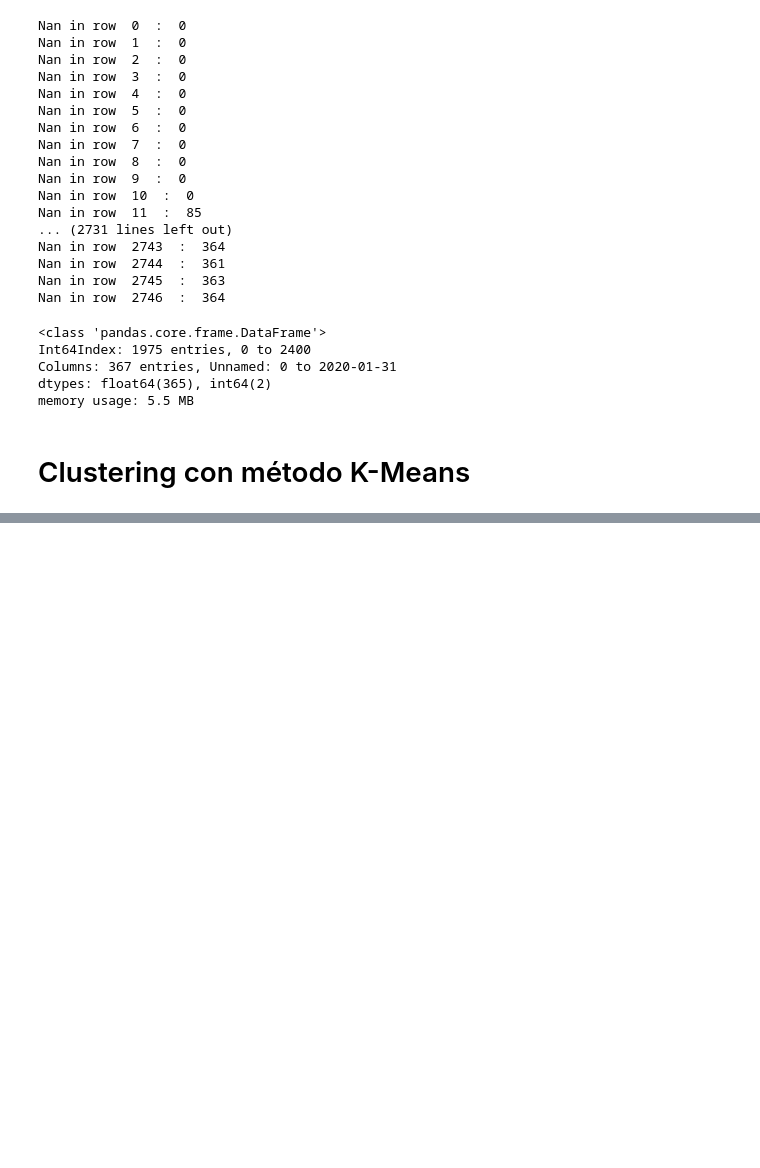
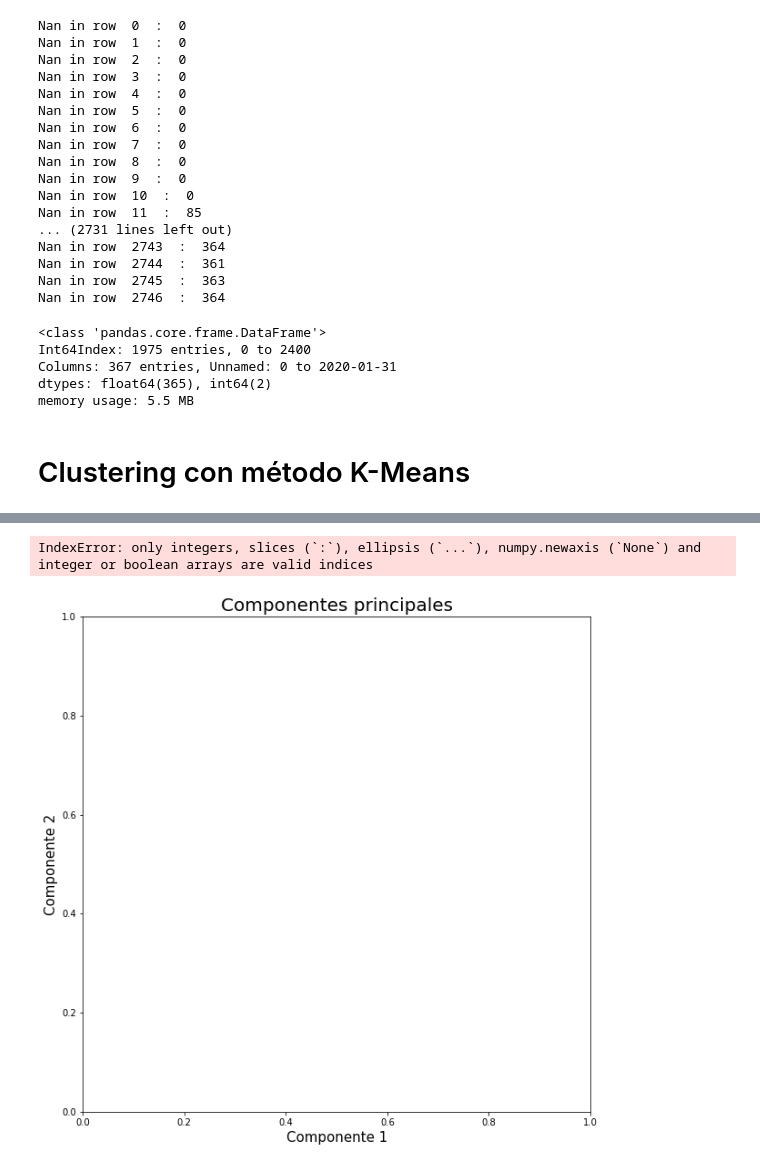
Before and after one commit to sgavela/water_footprint, a Jupyter notebook: statistical_analysis/cluster.ipynb, the cells around one changed output, grey strips where cells are left out. Drawn from its saved outputs; the diff is of its cells as text; code cells hidden in the pictures; blank space fills up the shorter version.

```diff
--- a/statistical_analysis/cluster.ipynb
+++ b/statistical_analysis/cluster.ipynb
@@ -71,0 +120,3 @@ df_nanless.head(10)
+# %%
+df_nanless['KMeans_cluster'] = cluster.labels_
+df_nanless
@@ -71,0 +153,9 @@ df_nanless.head(10)
+# %%
+from sklearn.decomposition import PCA
+
+pca = PCA(n_components = 2) #2 dimensiones para la visualización gráfica, las 2 componentes con más peso
+pca_cluster = pca.fit_transform(df_nanless_norm)
+pca_cluster_df = pd.DataFrame(data = pca_cluster, columns = ['Componente_1', 'Componente_2'])
+pca_nombres_cluster = pd.concat([pca_cluster_df, df_nanless['KMeans_cluster']], axis = 1)
+
+pca_nombres_cluster
@@ -71,0 +176,13 @@ df_nanless.head(10)
+# %%
+fig = plt.figure(figsize = (10, 10))
+
+ax = fig.add_subplot(1, 1, 1)
+ax.set_xlabel("Componente 1", fontsize = 15)
+ax.set_ylabel("Componente 2", fontsize = 15)
+ax.set_title("Componentes principales", fontsize = 20)
+
+color_theme = np.array(['blue', 'green', 'orange', 'yellow'])
+ax.scatter(x = pca_nombres_cluster.Componente_1, y = pca_nombres_cluster.Componente_2, c = color_theme[pca_nombres_cluster.KMeans_cluster], s = 50)
+# %% [output]
+IndexError: only integers, slices (`:`), ellipsis (`...`), numpy.newaxis (`None`) and integer or boolean arrays are valid indices
+[figure, added]
```
Also changed, not shown: parts of 12 cells of this notebook.
